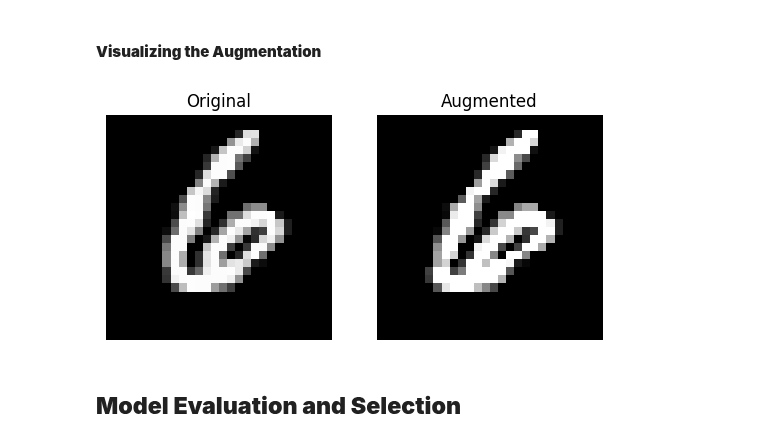
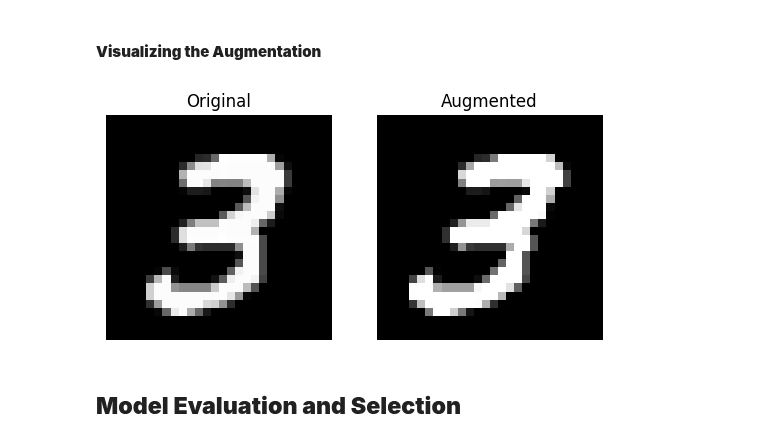
Before and after one commit to dariansal/deep-learning-mnist, a Jupyter notebook: notebooks/mlp-model-selection.ipynb, the cells around one changed output. Saved outputs shown, nothing was run; the diff lists cells and outputs as text; code cells hidden in the pictures.

```diff
--- a/notebooks/mlp-model-selection.ipynb
+++ b/notebooks/mlp-model-selection.ipynb
@@ -278,18 +278,18 @@ def get_image(dataset, index):
     image, __ = dataset[index]
     return image.squeeze(0) #remove singleton batch_size dimension (provides no new info); now 2D (28x28) array
 # %%
-num_to_view = 6 #Can change
+num_to_view = 3 #Can change
 
 for index, (image, label) in enumerate(train_dataset):
     if (label == num_to_view):
         break
 
 norm_image = get_image(norm_dataset, index)
 aug_image = get_image(aug_dataset, index)
 
 side_by_side_plot(norm_image, aug_image, "Original", "Augmented")
 # %% [output]
-[figure, old version]
+[figure, new version]
 # %% [markdown]
 ## __Model Evaluation and Selection__
 # %% [markdown]
```
Also changed, not shown: parts of 13 cells of this notebook, 7 other files.
